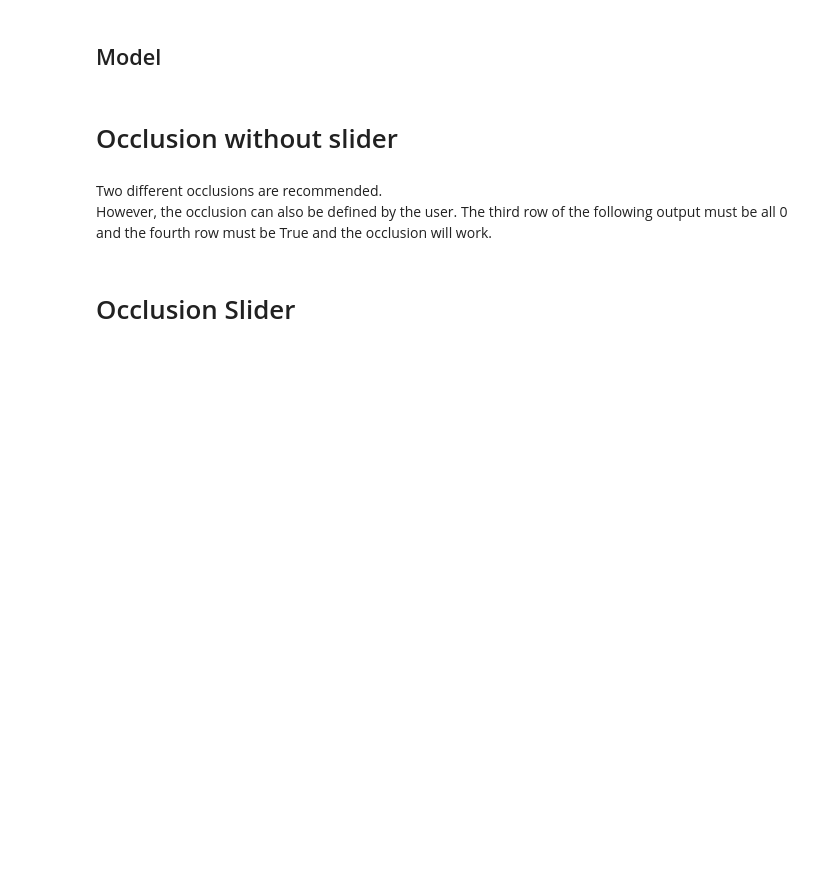
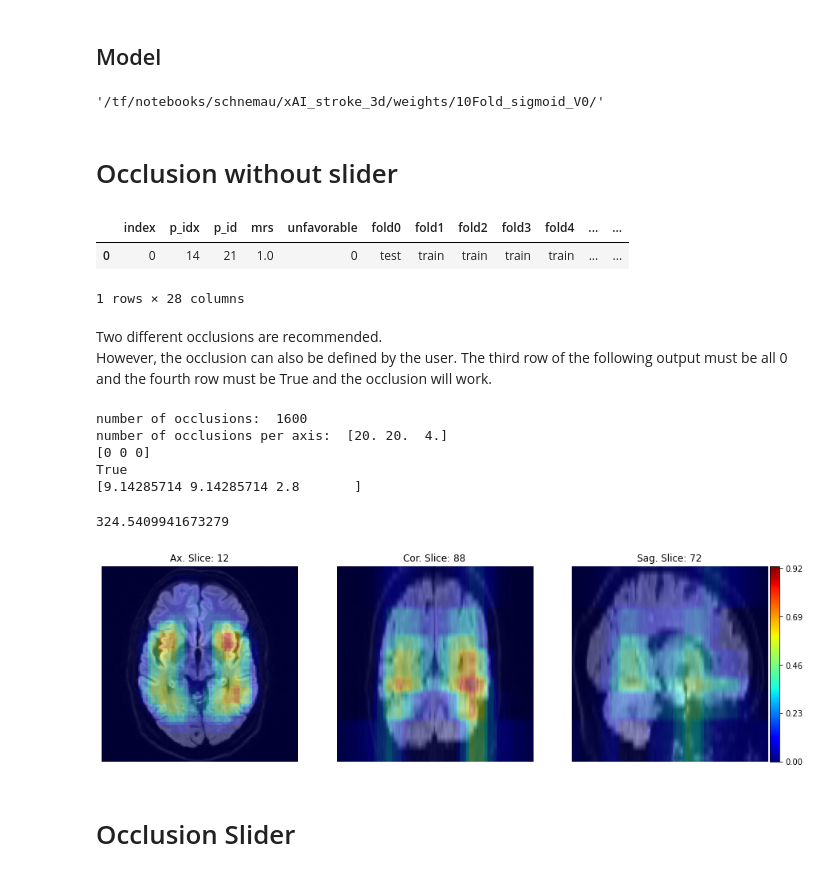
Before and after one commit to NorDar/explainable_AI, a Jupyter notebook: occlusion_all_models_slider.ipynb, the cells around one changed output. Saved outputs shown, nothing was run; the diff lists cells and outputs as text; code cells hidden in the pictures; blank space fills up the shorter version.

```diff
--- a/occlusion_all_models_slider.ipynb
+++ b/occlusion_all_models_slider.ipynb
@@ -36,3 +31,9 @@ import functions_occlusion as oc
 import functions_gradcam as gc
 import functions_plot_heatmap as phm
 import functions_slider as sl
+# %%
+# check and set path before loading modules
+print(os.getcwd())
+DIR = "/tf/notebooks/schnemau/xAI_stroke_3d/"
+if os.getcwd() != DIR:
+    os.chdir(DIR)
@@ -81,6 +99,10 @@ model_3d.compile(
 
 # define if print should be enabled
 check_print = True
+# %%
+WEIGHT_DIR
+# %% [output]
+'/tf/notebooks/schnemau/xAI_stroke_3d/weights/10Fold_sigmoid_V0/'
 # %%
 # Define Model Name
 generate_model_name = md.set_generate_model_name(
@@ -97,6 +117,12 @@ all_results.reset_index().p_id[3]
         [21], results = all_results, pats = pat, imgs = X_in,
         gen_model_name = generate_model_name,
         num_models = num_models)
+# %%
+res_table
+# %% [output]
+|  | index | p_idx | p_id | mrs | unfavorable | fold0 | fold1 | fold2 | fold3 | fold4 | ... | ... |
+| 0 | 0 | 14 | 21 | 1.0 | 0 | test | train | train | train | train | ... | ... |
+1 rows × 28 columns
 # %% [markdown]
 Two different occlusions are recommended.
 However, the occlusion can also be defined by the user. The third row of the following output must be all 0 and the fourth row must be True and the occlusion will work.
@@ -111,6 +137,12 @@ print("number of occlusions per axis: ", ((np.array(res_images.shape[1:4]) - occ
 print((np.asarray(res_images.shape[1:4]) - occ_size) % occ_stride) # all must be zero
 print(all(np.array(occ_size) > occ_stride)) # must be true
 print(np.array(res_images.shape[1:4]) / occ_size) # if all same, then same ratio of occ_size to image size
+# %% [output]
+number of occlusions:  1600
+number of occlusions per axis:  [20. 20.  4.]
+[0 0 0]
+True
+[9.14285714 9.14285714 2.8       ]
 # %%
 import time
 from importlib import reload
@@ -130,14 +162,18 @@ start = time.time()
 
 end = time.time()
 print(end - start)
+# %% [output]
+324.5409941673279
 # %%
-phm.plot_heatmap(resized_img, heatmap,
+phm.plot_heatmap(np.squeeze(resized_img, axis=-1), np.squeeze(heatmap, axis=-1),
                 version = "overlay",
                 mode = "def",
                 slices = (88,72,12),
                 hm_colormap="jet",
                 hm_positive=True,
                 colorbar=True)
+# %% [output]
+[figure, added]
 # %% [markdown]
 # Occlusion Slider
 # %%
```
Also changed, not shown: parts of 20 cells of this notebook, 24 other files.
